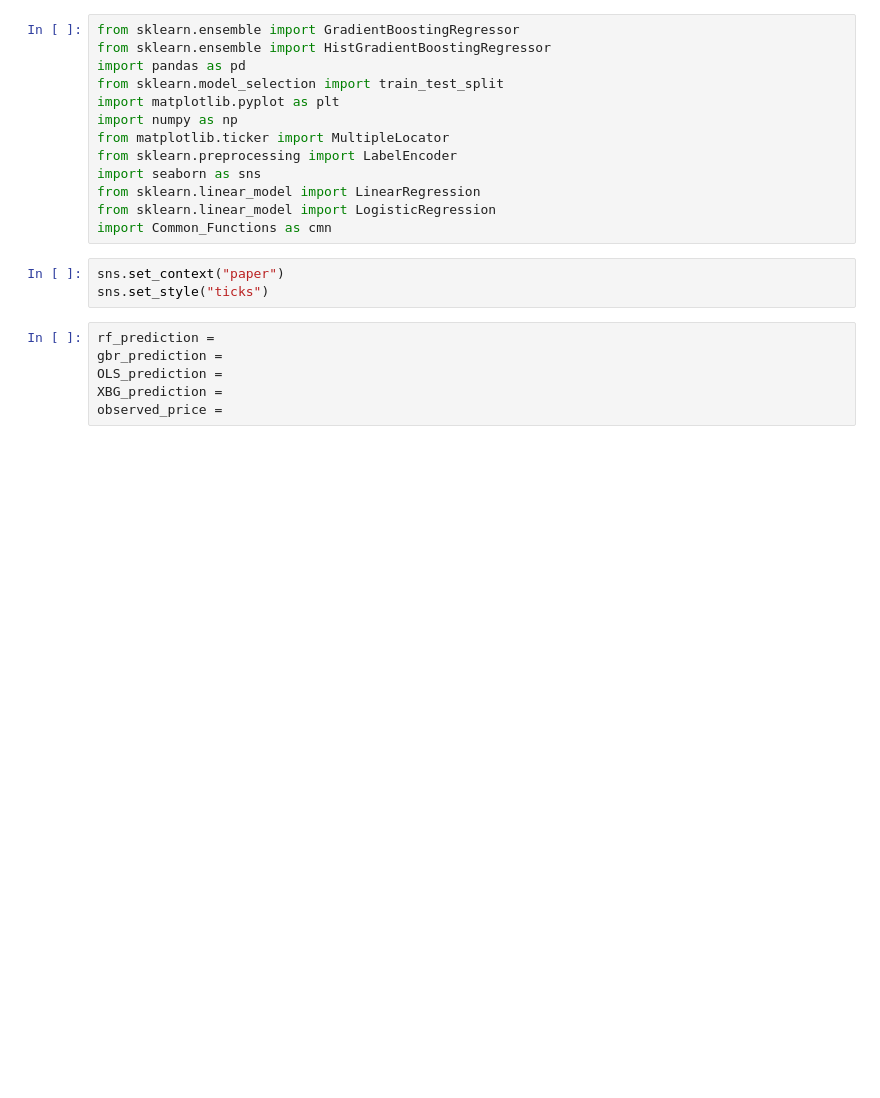
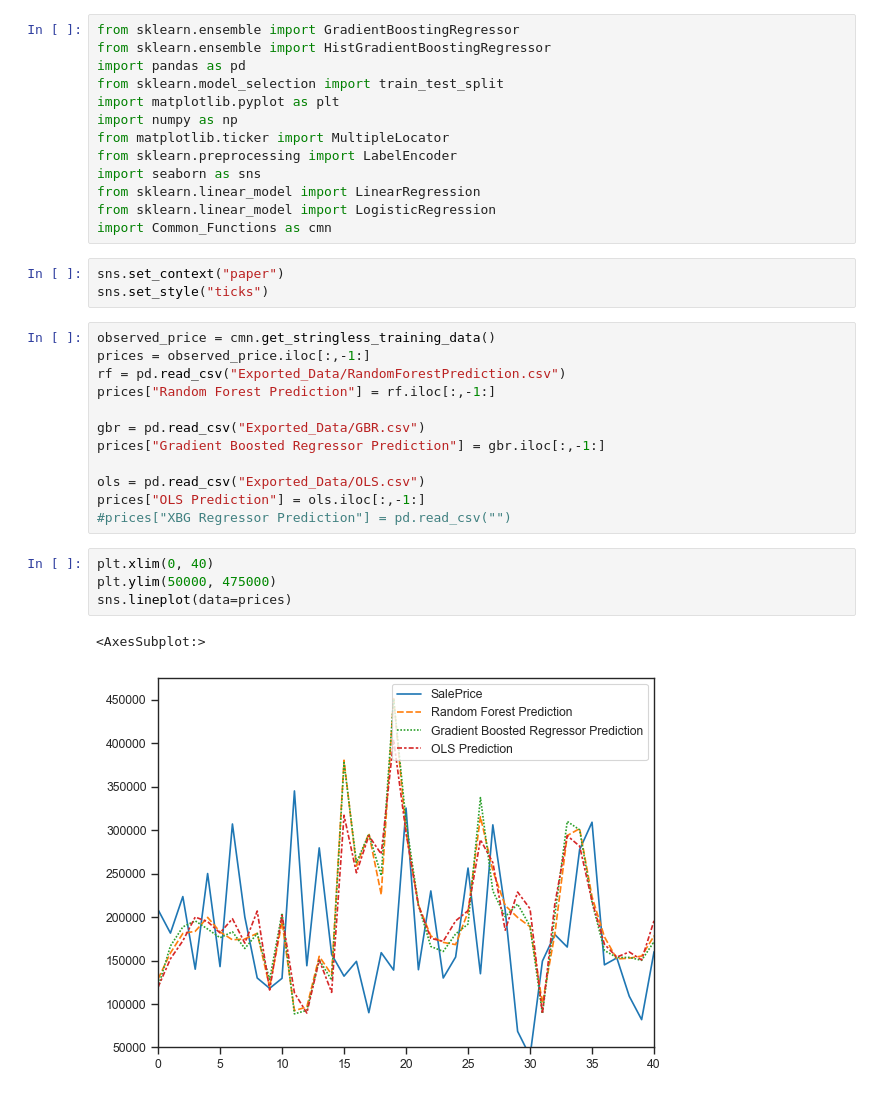
Before and after one commit to yummypugs/Data-Analytics-in-Business, a Jupyter notebook: 4.0.0 All graphs stacked.ipynb, the cells around one changed output. Drawn from its saved outputs; the diff is of its cells as text; blank space fills up the shorter version.

```diff
--- a/4.0.0 All graphs stacked.ipynb
+++ b/4.0.0 All graphs stacked.ipynb
@@ -14,11 +14,24 @@ import Common_Functions as cmn
 # %%
 sns.set_context("paper")
 sns.set_style("ticks")
-# %%
-rf_prediction =
-gbr_prediction =
-OLS_prediction =
-XBG_prediction =
-observed_price =
+# %%
+observed_price = cmn.get_stringless_training_data()
+prices = observed_price.iloc[:,-1:]
+rf = pd.read_csv("Exported_Data/RandomForestPrediction.csv")
+prices["Random Forest Prediction"] = rf.iloc[:,-1:]
+
+gbr = pd.read_csv("Exported_Data/GBR.csv")
+prices["Gradient Boosted Regressor Prediction"] = gbr.iloc[:,-1:]
+
+ols = pd.read_csv("Exported_Data/OLS.csv")
+prices["OLS Prediction"] = ols.iloc[:,-1:]
+#prices["XBG Regressor Prediction"] = pd.read_csv("")
+# %%
+plt.xlim(0, 40)
+plt.ylim(50000, 475000)
+sns.lineplot(data=prices)
+# %% [output]
+<AxesSubplot:>
+[figure, added]
 # %%
 fig, ax = plt.subplots()
```
Also changed, not shown: parts of 1 cell of this notebook.
